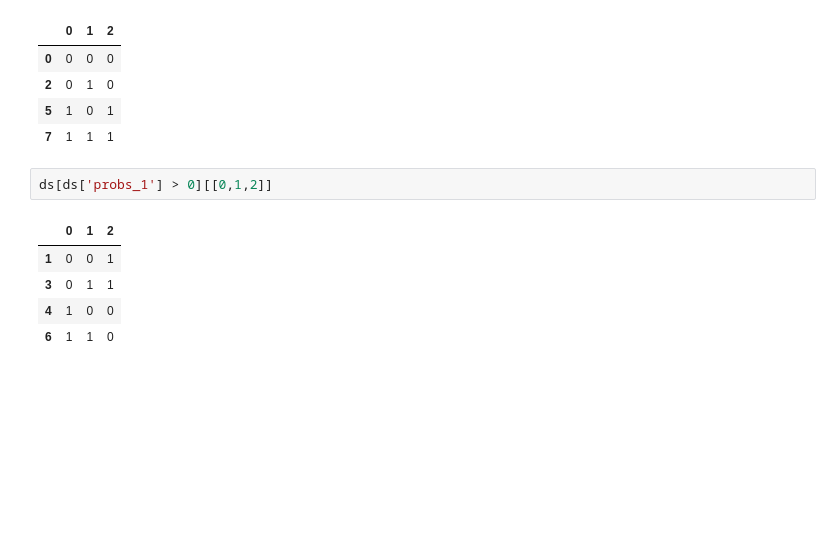
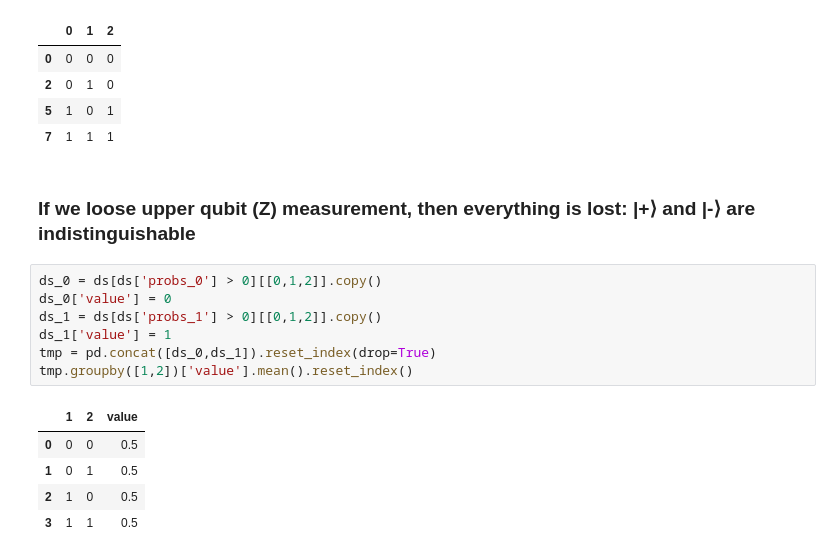
Before and after one commit to chiant1/qmlcourse_walkthrough, a Jupyter notebook: notebooks/algorithms/Quantum_teleportation.ipynb, the cells around one changed output. Cells and saved outputs as stored; diff of their text form; blank space fills up the shorter version.

```diff
--- a/notebooks/algorithms/Quantum_teleportation.ipynb
+++ b/notebooks/algorithms/Quantum_teleportation.ipynb
@@ -163,11 +163,18 @@ ds[ds['probs_0'] > 0][[0,1,2]]
 | 2 | 0 | 1 | 0 |
 | 5 | 1 | 0 | 1 |
 | 7 | 1 | 1 | 1 |
-# %%
-ds[ds['probs_1'] > 0][[0,1,2]]
-# %% [output]
-|  | 0 | 1 | 2 |
-| 1 | 0 | 0 | 1 |
-| 3 | 0 | 1 | 1 |
-| 4 | 1 | 0 | 0 |
-| 6 | 1 | 1 | 0 |
+# %% [markdown]
+### If we loose upper qubit (Z) measurement, then everything is lost: |+⟩ and |-⟩ are indistinguishable
+# %%
+ds_0 = ds[ds['probs_0'] > 0][[0,1,2]].copy()
+ds_0['value'] = 0
+ds_1 = ds[ds['probs_1'] > 0][[0,1,2]].copy()
+ds_1['value'] = 1
+tmp = pd.concat([ds_0,ds_1]).reset_index(drop=True)
+tmp.groupby([1,2])['value'].mean().reset_index()
+# %% [output]
+|  | 1 | 2 | value |
+| 0 | 0 | 0 | 0.5 |
+| 1 | 0 | 1 | 0.5 |
+| 2 | 1 | 0 | 0.5 |
+| 3 | 1 | 1 | 0.5 |
```
Also changed, not shown: parts of 3 cells of this notebook.
